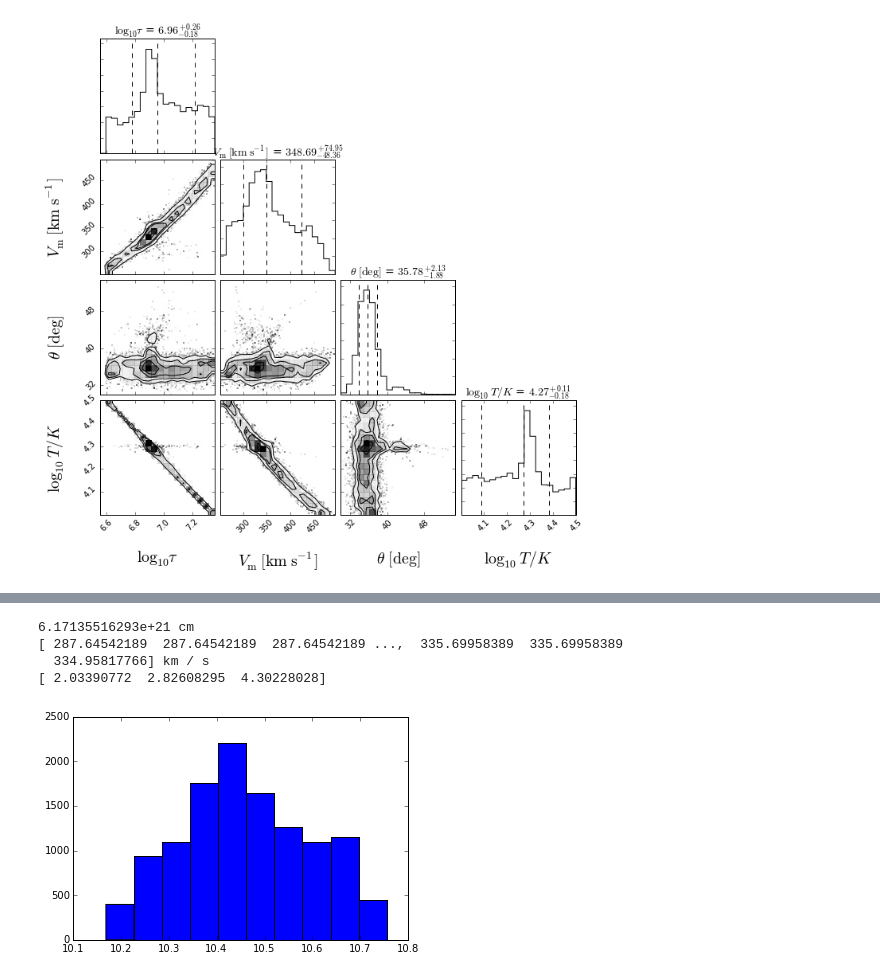
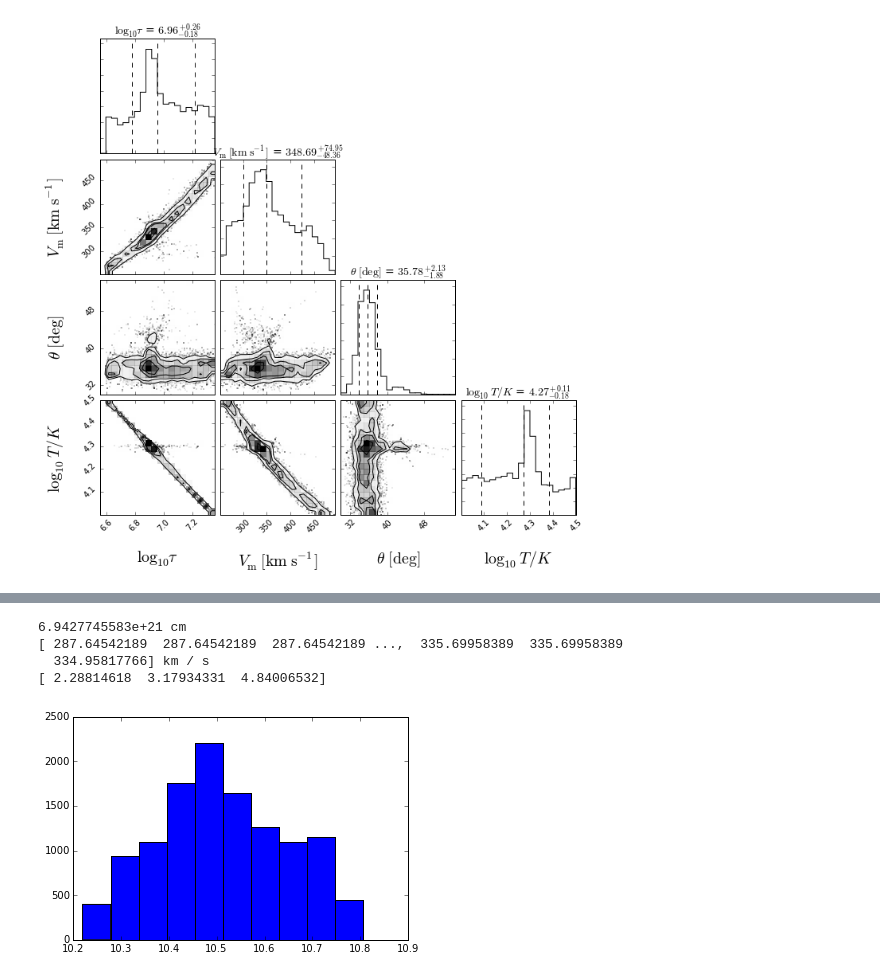
Before and after one commit to astroandes/tololo-lya-fit, a Jupyter notebook: code/paper_plots.ipynb, the cells around one changed output, grey strips where cells are left out. Saved outputs shown, nothing was run; the diff lists cells and outputs as text; code cells hidden in the pictures.

```diff
--- a/code/paper_plots.ipynb
+++ b/code/paper_plots.ipynb
@@ -88,21 +88,21 @@ plot_comparison(logT=4.27)
 # %%
 from astropy.constants import G, M_sun, kpc, k_B, m_p
 from astropy import units as u
 
 data = np.loadtxt("../data/emcee/sampler_flatchain.dat",delimiter=",")
 velocity = data[:,1]
-r = 2.0 * kpc.to('cm')
+r = 2.25 * kpc.to('cm')
 print r
 v = velocity * u.kilometer / u.second
 print v
 dynamical_mass = r * v **2 / (2.0*G.cgs)
 m = dynamical_mass.to('M_sun').value
-a  =plt.hist(log_dyn_mass_m_sun)
+a  =plt.hist(np.log10(m))
 m_percentile = np.percentile(m, q=[14,50,86])
 print m_percentile/1E10
 # %% [output]
-6.17135516293e+21 cm
+6.9427745583e+21 cm
 [ 287.64542189  287.64542189  287.64542189 ...,  335.69958389  335.69958389
   334.95817766] km / s
-[ 2.03390772  2.82608295  4.30228028]
+[ 2.28814618  3.17934331  4.84006532]
-[figure, old version]
+[figure, new version]
```
Also changed, not shown: parts of 2 cells of this notebook, 5 other files.
